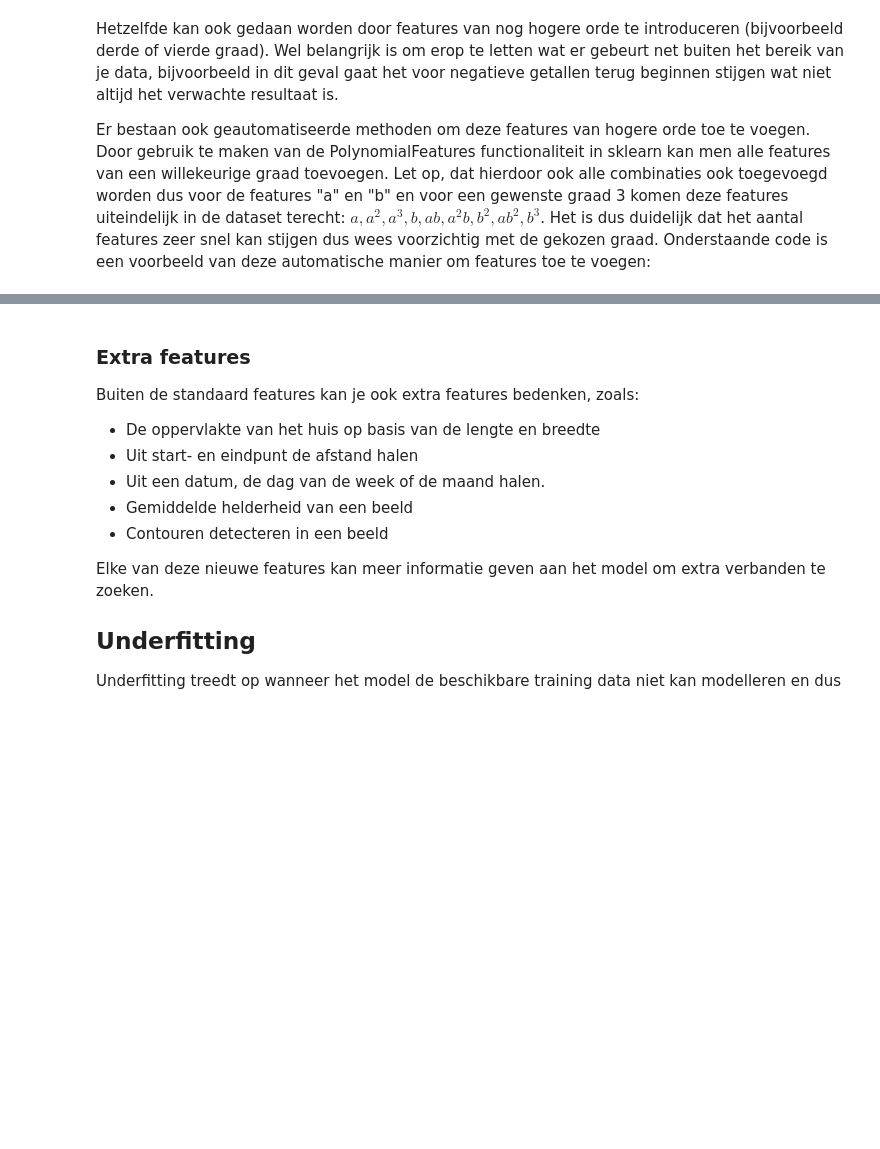
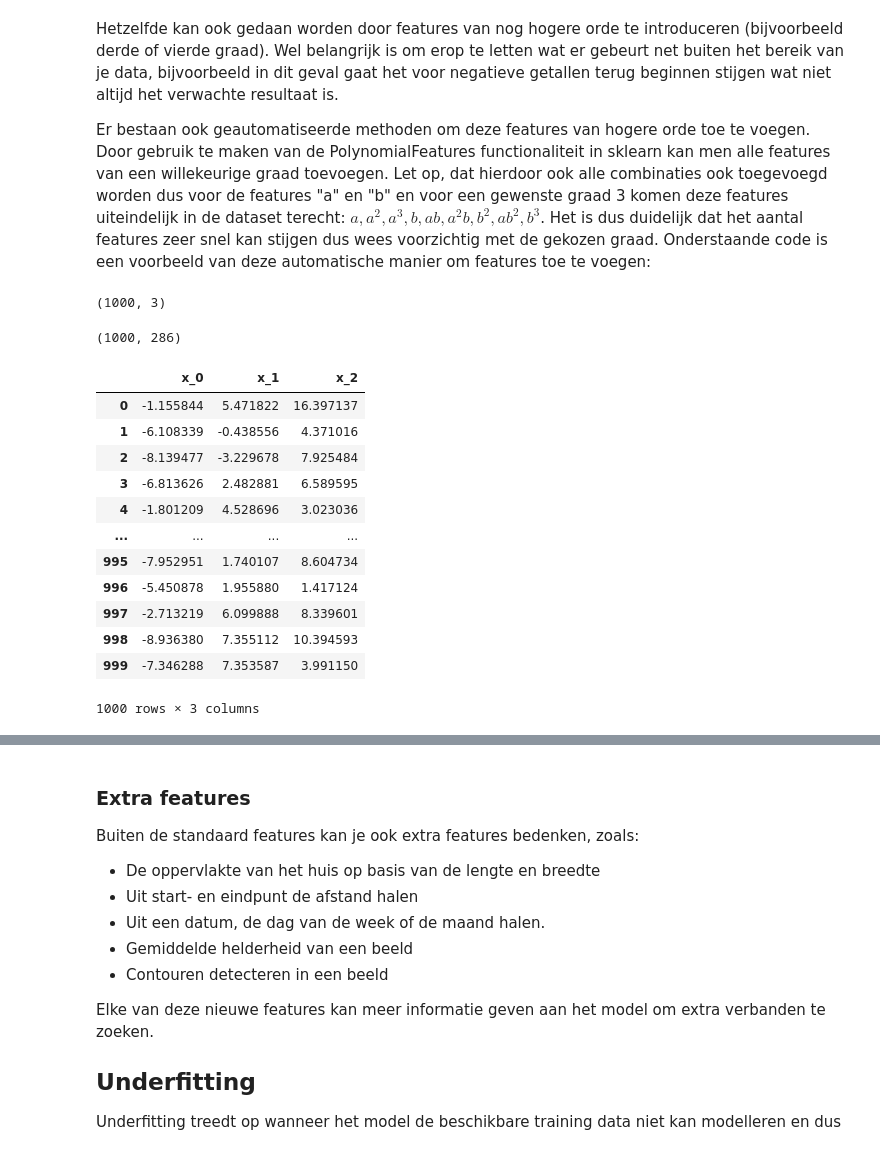
Before and after one commit to OdiseeDataScience2324/Leerstof, a Jupyter notebook: Week 6/LinearRegression.ipynb, the cells around one changed output, grey strips where cells are left out. Cells and saved outputs as stored; diff of their text form; code cells hidden in the pictures; blank space fills up the shorter version.

```diff
--- a/Week 6/LinearRegression.ipynb
+++ b/Week 6/LinearRegression.ipynb
@@ -466,9 +492,28 @@ Let op, dat hierdoor ook alle combinaties ook toegevoegd worden dus voor de feat
 Het is dus duidelijk dat het aantal features zeer snel kan stijgen dus wees voorzichtig met de gekozen graad.
 Onderstaande code is een voorbeeld van deze automatische manier om features toe te voegen:
 # %%
-graad = 3
+graad = 10
 poly = PolynomialFeatures(graad)
-poly.fit(data_3)
-display(data_3.shape)
-X_train_poly = poly.transform(data_3)
+poly.fit(X)
+display(X.shape)
+X_train_poly = poly.transform(X)
 X_train_poly.shape
+# %% [output]
+(1000, 3)
+(1000, 286)
+# %%
+X
+# %% [output]
+|  | x_0 | x_1 | x_2 |
+| 0 | -1.155844 | 5.471822 | 16.397137 |
+| 1 | -6.108339 | -0.438556 | 4.371016 |
+| 2 | -8.139477 | -3.229678 | 7.925484 |
+| 3 | -6.813626 | 2.482881 | 6.589595 |
+| 4 | -1.801209 | 4.528696 | 3.023036 |
+| ... | ... | ... | ... |
+| 995 | -7.952951 | 1.740107 | 8.604734 |
+| 996 | -5.450878 | 1.955880 | 1.417124 |
+| 997 | -2.713219 | 6.099888 | 8.339601 |
+| 998 | -8.936380 | 7.355112 | 10.394593 |
+| 999 | -7.346288 | 7.353587 | 3.991150 |
+1000 rows × 3 columns
```
Also changed, not shown: parts of 15 cells of this notebook, 1 other file.
